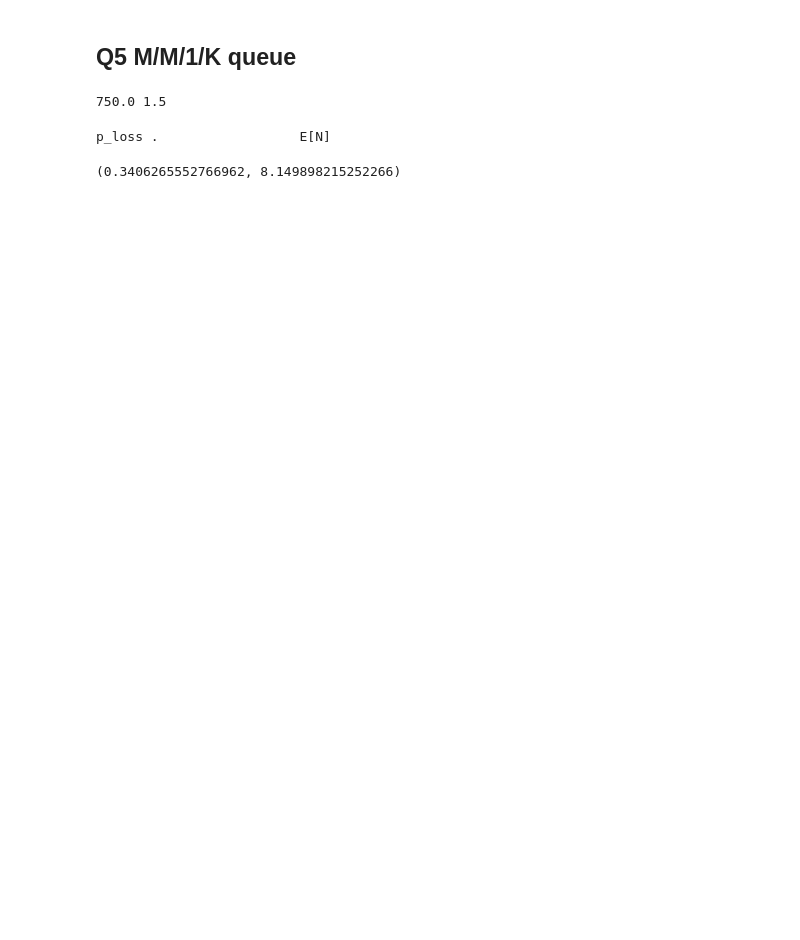
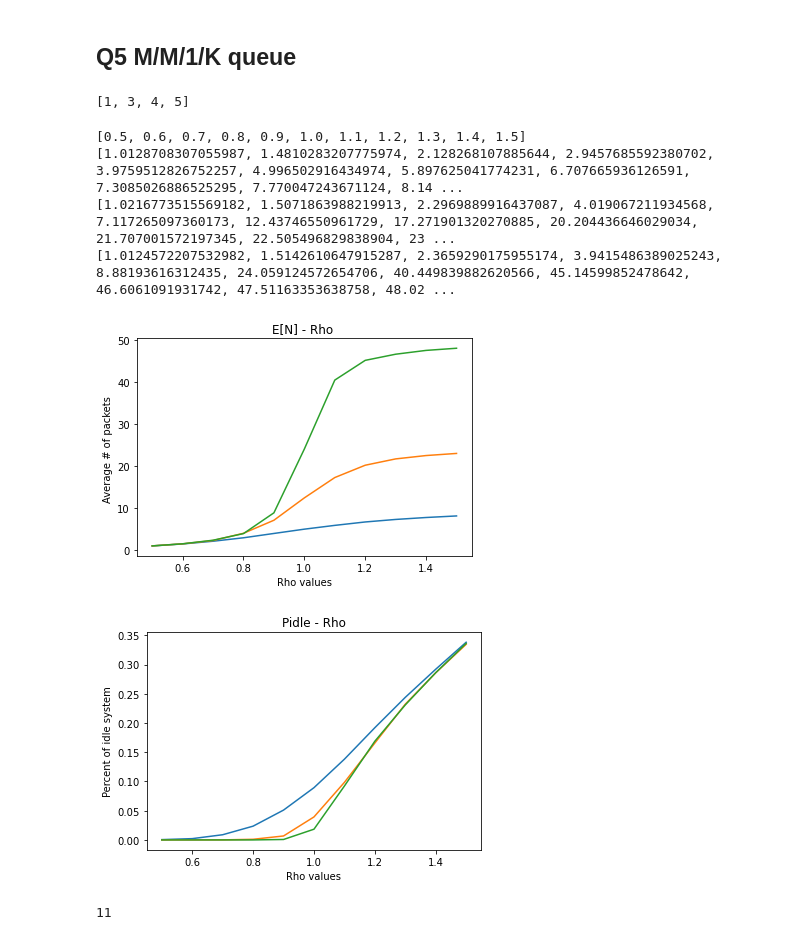
Before and after one commit to TWPz/358ece_lab1, a Jupyter notebook: scratch.ipynb, the cells around one changed output. Saved outputs shown, nothing was run; the diff lists cells and outputs as text; code cells hidden in the pictures; blank space fills up the shorter version.

Commit message:
add plot for Q56, not yet completed

```diff
--- a/scratch.ipynb
+++ b/scratch.ipynb
@@ -331,13 +327,0 @@ def finite_buffer_calculation(event_l,K):
-# %%
-rho_list_second = [0.5, 0.6, 0.7, 0.8, 0.9, 1.0, 1.1, 1.2, 1.3, 1.4, 1.5]
-packet_list = [10, 25, 50]
-# %%
-rho = rho_list_second[-1]
-L = 2000
-C = mil
-lambda_value = rho / L * C
-
-print(lambda_value , rho)
-evee  = finite_buffer_event_list(1000,lambda_value)
-# %% [output]
-750.0 1.5
@@ -346,9 +328,58 @@ op,po = finite_buffer_calculation(evee,10)
-# %%
-print("p_loss .                  E[N]")
-op,po
-# %% [output]
-p_loss .                  E[N]
-(0.3406265552766962, 8.149898215252266)
+# %%
+a= [1,3,4,5,6,63,9]
+a[0:4]
+# %% [output]
+[1, 3, 4, 5]
+# %%
+def plot_q5_6(EN,PIDLE):
+    EN_10 = []
+    EN_25 = []
+    EN_50 = []
+    EN_10 = EN[0:11]
+    EN_25 = EN[11:12+10]
+    EN_50 = EN[12+10:]
+    print(rho_list_second)
+    print(EN_10)
+    print(EN_25)
+    print(EN_50)
+    plt.title("E[N] - Rho ")
+    plt.plot(rho_list_second, EN_10)
+    plt.plot(rho_list_second, EN_25)
+    plt.plot(rho_list_second, EN_50)
+    plt.xlabel('Rho values')
+    plt.ylabel('Average # of packets ')
+    plt.show()
+    plt.close()
+
+
+
+    PIDLE_10 = []
+    PIDLE_25 = []
+    PIDLE_50 = []
+    PIDLE_10 = PIDLE[0:11]
+    PIDLE_25 = PIDLE[11:12+10]
+    PIDLE_50 = PIDLE[12+10:]
+    plt.title("Pidle - Rho")
+    plt.xlabel('Rho values')
+    plt.ylabel('Percent of idle system')
+    plt.plot(rho_list_second, PIDLE_10)
+    plt.plot(rho_list_second, PIDLE_25)
+    plt.plot(rho_list_second, PIDLE_50)
+    plt.show()
+    plt.close()
+# %%
+plot_q5_6(tv,tloss)
+# %% [output]
+[0.5, 0.6, 0.7, 0.8, 0.9, 1.0, 1.1, 1.2, 1.3, 1.4, 1.5]
+[1.0128708307055987, 1.4810283207775974, 2.128268107885644, 2.9457685592380702, 3.9759512826752257, 4.996502916434974, 5.897625041774231, 6.707665936126591, 7.3085026886525295, 7.770047243671124, 8.14 ...
+[1.0216773515569182, 1.5071863988219913, 2.2969889916437087, 4.019067211934568, 7.117265097360173, 12.43746550961729, 17.271901320270885, 20.204436646029034, 21.707001572197345, 22.505496829838904, 23 ...
+[1.0124572207532982, 1.5142610647915287, 2.3659290175955174, 3.9415486389025243, 8.88193616312435, 24.059124572654706, 40.449839882620566, 45.14599852478642, 46.6061091931742, 47.51163353638758, 48.02 ...
+[figure, added]
+[figure, added]
+# %%
+len(rho_list_second)
+# %% [output]
+11
 # %%
 rho_list_second = [0.5, 0.6, 0.7, 0.8, 0.9, 1.0, 1.1, 1.2, 1.3, 1.4, 1.5]
 packet_list = [10, 25, 50]
```
Also changed, not shown: parts of 13 cells of this notebook.
